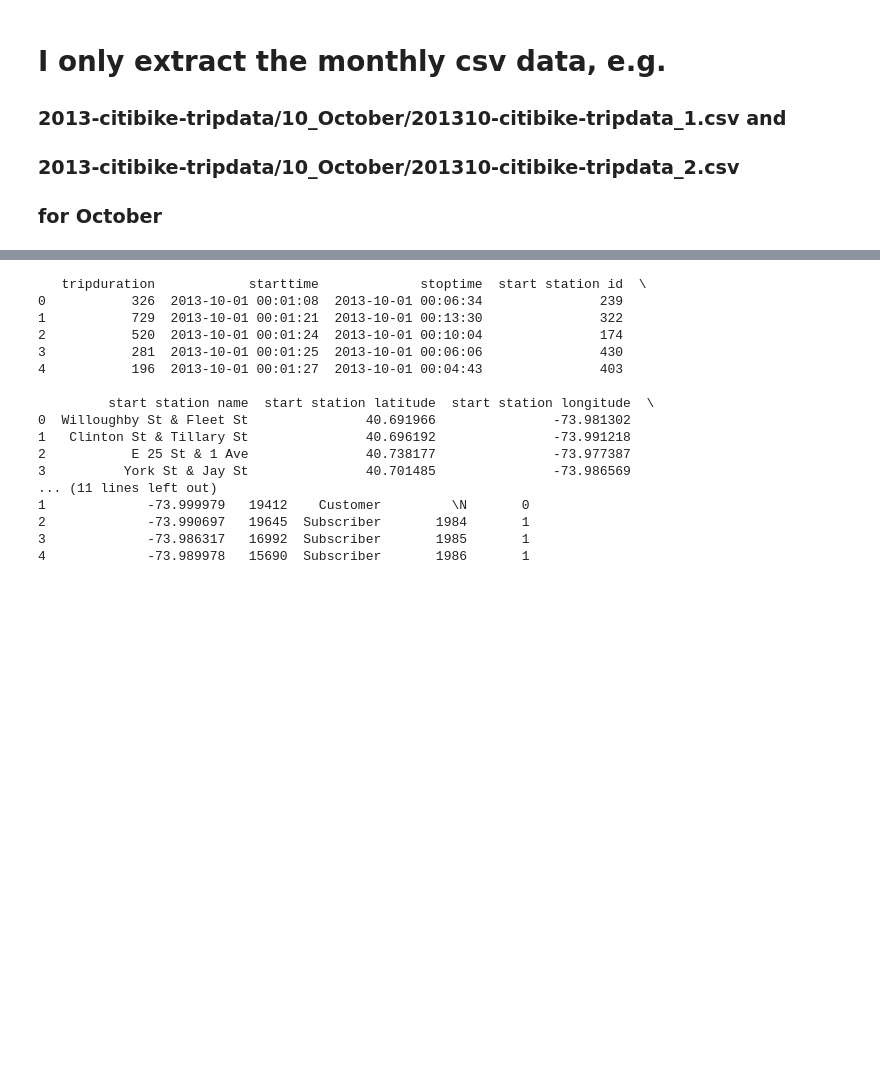
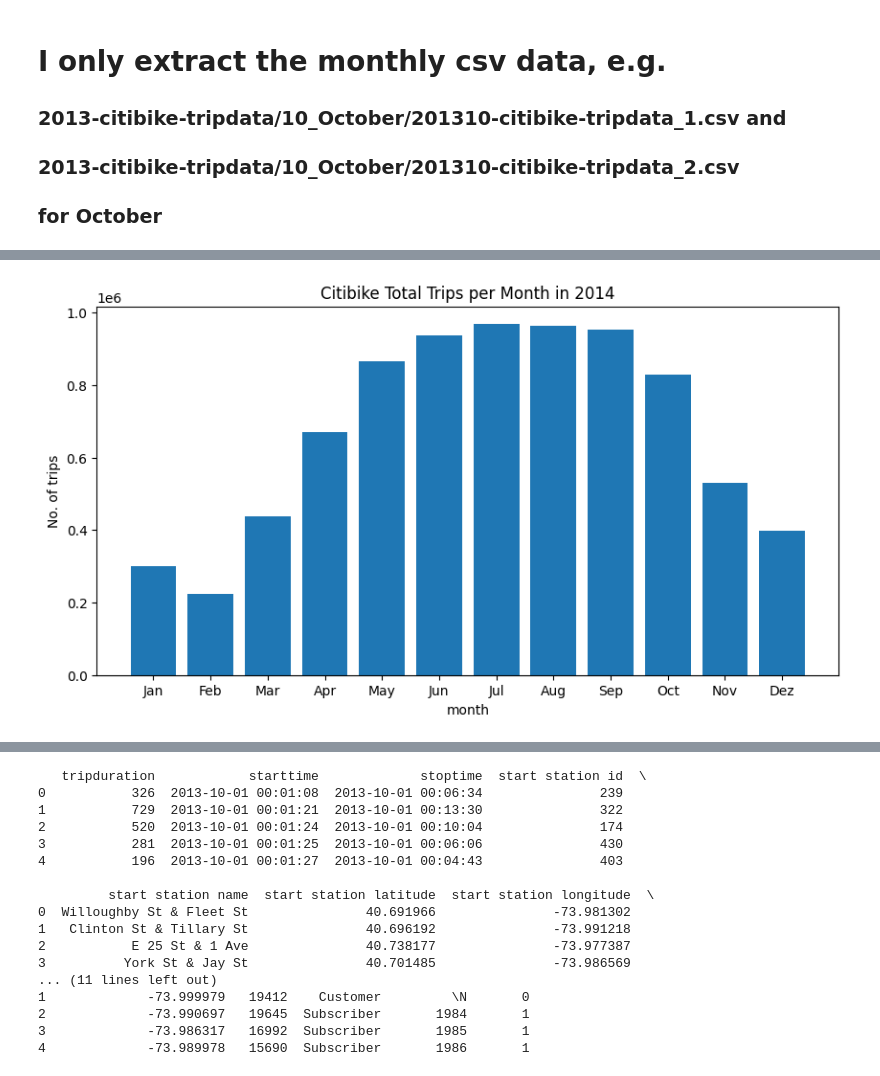
Before and after one commit to joris-de/coding-challenge-AXA, a Jupyter notebook: notebooks/Analysis.ipynb, the cells around one changed output, grey strips where cells are left out. Cells and saved outputs as stored; diff of their text form; code cells hidden in the pictures; blank space fills up the shorter version.

```diff
--- a/notebooks/Analysis.ipynb
+++ b/notebooks/Analysis.ipynb
@@ -119,0 +196,2 @@ Processing ['2013-citibike-tripdata', '6_June', '201306-citibike-tripdata_1.csv'
+# %%
+data_2014 = load_zip_csv('tripdata', '2014-citibike-tripdata')
@@ -121,0 +240,4 @@ data_from_s3 = load_zip_csv_url('tripdata', '2013-citibike-tripdata')
+# %%
+plot_tripcount_monthly('2014', data_2014)
+# %% [output]
+[figure, added]
```
Also changed, not shown: parts of 18 cells of this notebook.
